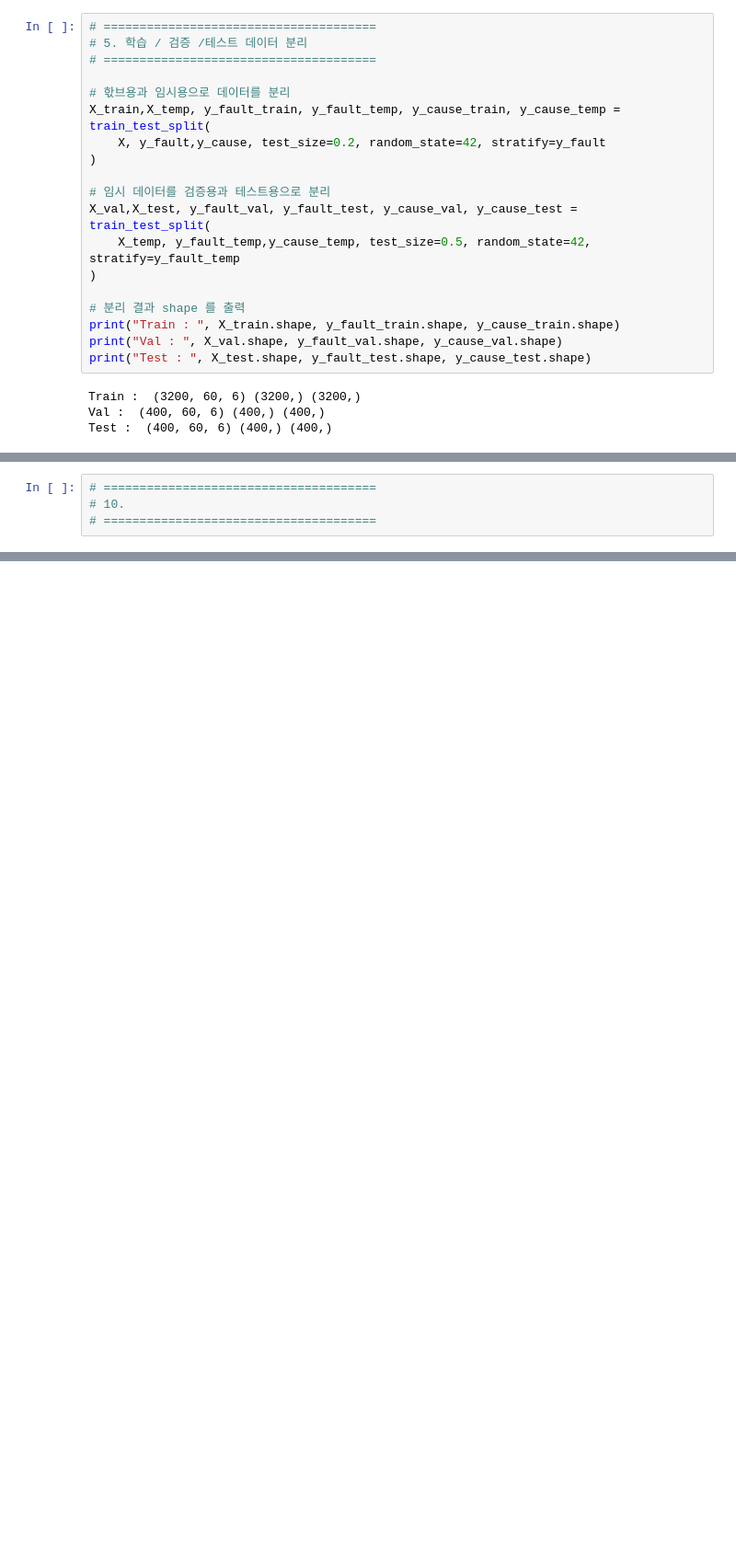
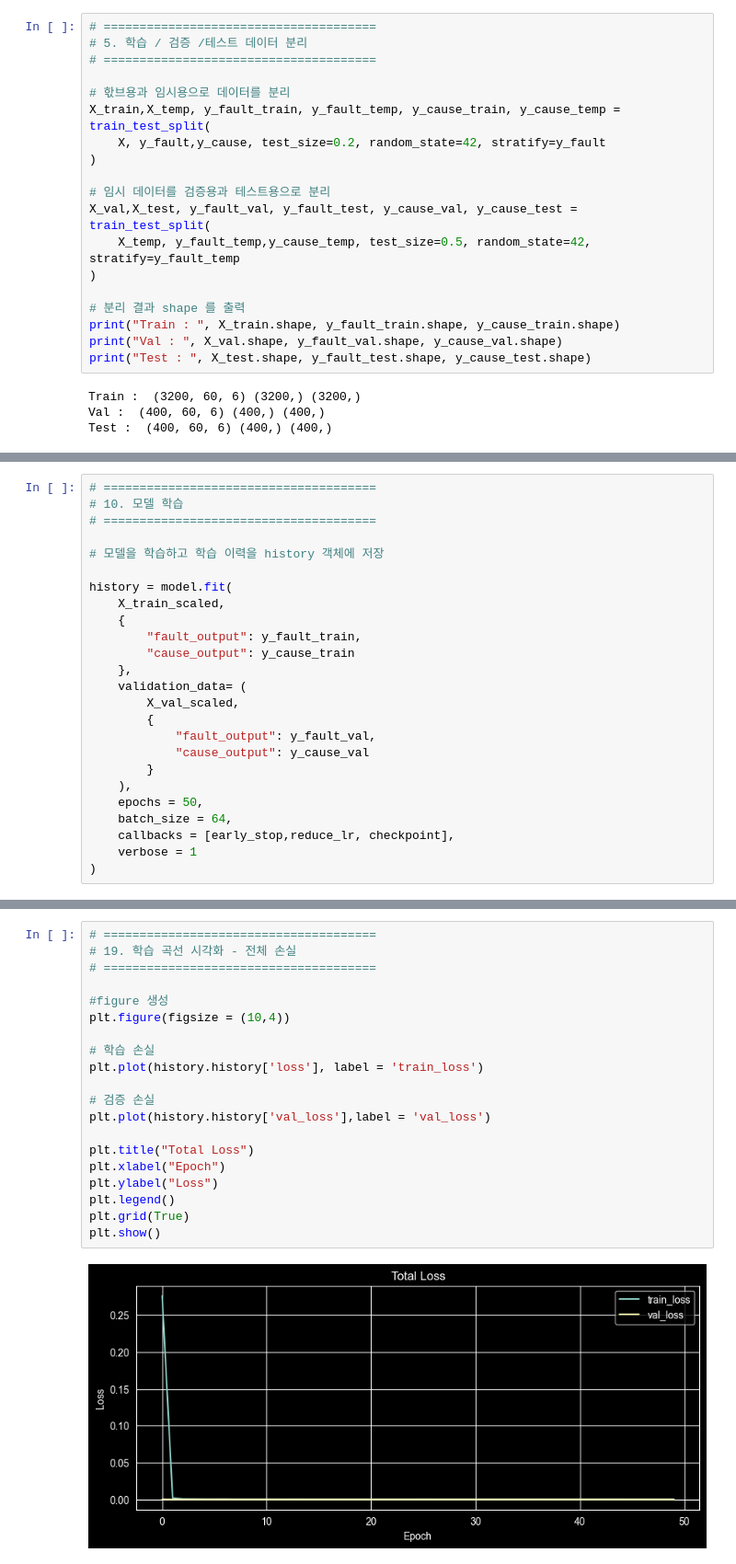
Before and after one commit to leon4study/workspace, a Jupyter notebook: day9/설비고장 사전예측+품질원인분류 멀티태스크 모델 실습.ipynb, the cells around one changed output, grey strips where cells are left out. Shown at 92% size. Drawn from its saved outputs; the diff is of its cells as text; blank space fills up the shorter version.

```diff
--- a/day9/설비고장 사전예측+품질원인분류 멀티태스크 모델 실습.ipynb
+++ b/day9/설비고장 사전예측+품질원인분류 멀티태스크 모델 실습.ipynb
@@ -277,4 +460,25 @@ X_train_2d = X_train.reshape(-1, n_features)
 # %%
 # ======================================
-# 10.
+# 10. 모델 학습
 # ======================================
+
+# 모델을 학습하고 학습 이력을 history 객체에 저장
+
+history = model.fit(
+    X_train_scaled,
+    {
+        "fault_output": y_fault_train,
+        "cause_output": y_cause_train
+    },
+    validation_data= (
+        X_val_scaled,
+        {
+            "fault_output": y_fault_val,
+            "cause_output": y_cause_val
+        }
+    ),
+    epochs = 50,
+    batch_size = 64,
+    callbacks = [early_stop,reduce_lr, checkpoint],
+    verbose = 1
+)
@@ -292,0 +767,22 @@ X_train_2d = X_train.reshape(-1, n_features)
+# %%
+# ======================================
+# 19. 학습 곡선 시각화 - 전체 손실
+# ======================================
+
+#figure 생성
+plt.figure(figsize = (10,4))
+
+# 학습 손실
+plt.plot(history.history['loss'], label = 'train_loss')
+
+# 검증 손실
+plt.plot(history.history['val_loss'],label = 'val_loss')
+
+plt.title("Total Loss")
+plt.xlabel("Epoch")
+plt.ylabel("Loss")
+plt.legend()
+plt.grid(True)
+plt.show()
+# %% [output]
+[figure, added]
```
Also changed, not shown: parts of 26 cells of this notebook, 8 other files.
